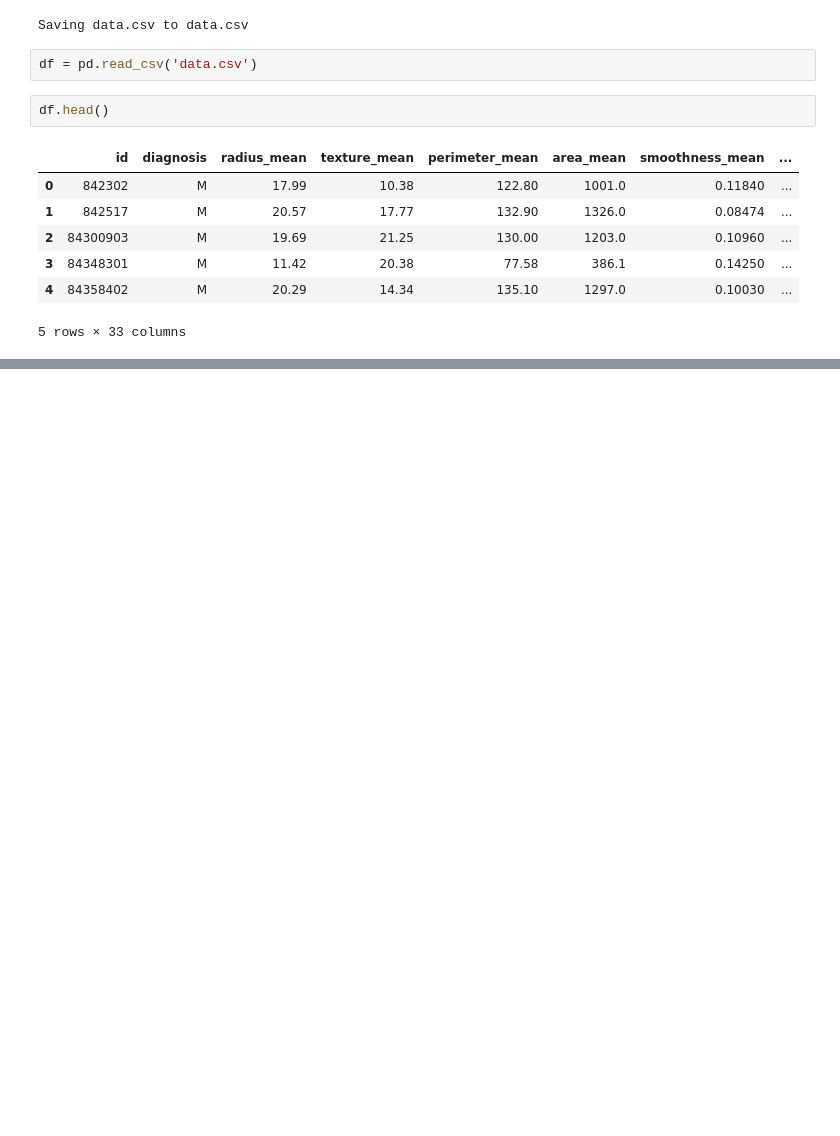
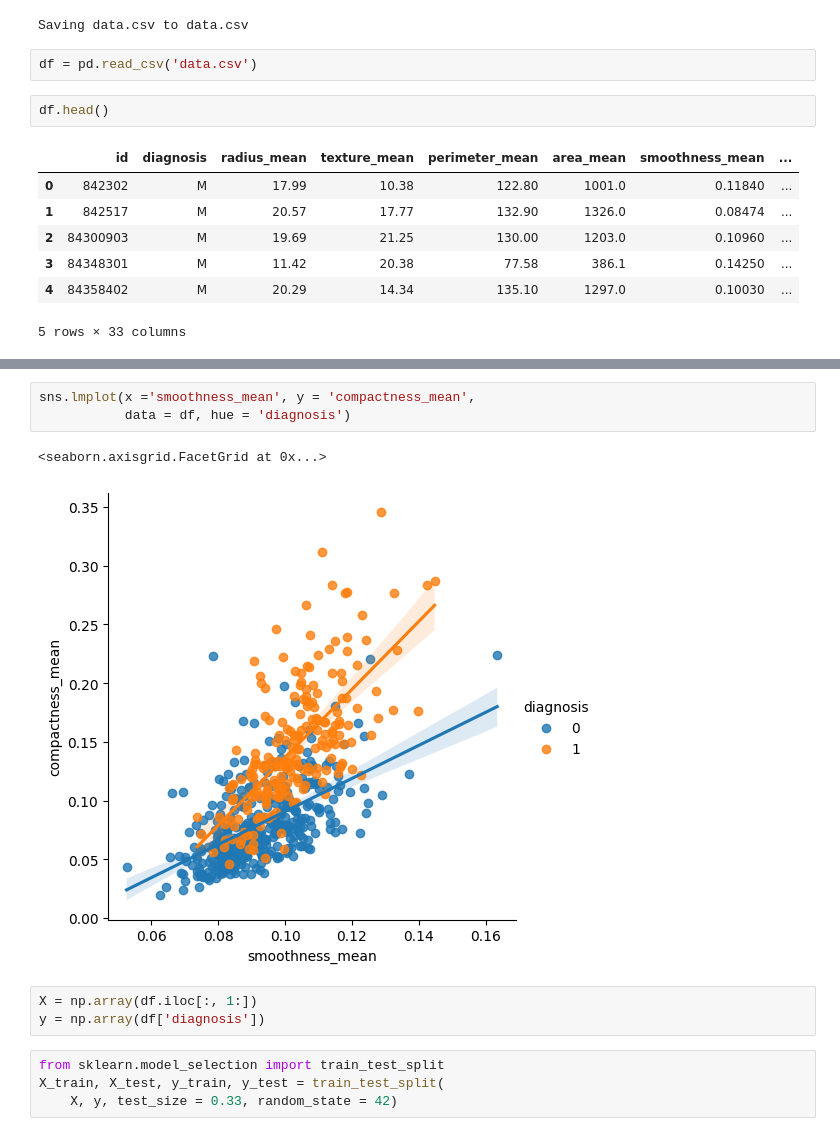
Before and after one commit to treshane-ranasinghe/breast-cancer-model-knn, a Jupyter notebook: breast_cancer_model.ipynb, the cells around one changed output, grey strips where cells are left out. Cells and saved outputs as stored; diff of their text form; blank space fills up the shorter version.

```diff
--- a/breast_cancer_model.ipynb
+++ b/breast_cancer_model.ipynb
@@ -29,0 +64,13 @@ df.head()
+# %%
+sns.lmplot(x ='smoothness_mean', y = 'compactness_mean',
+           data = df, hue = 'diagnosis')
+# %% [output]
+<seaborn.axisgrid.FacetGrid at 0x...>
+[figure, added]
+# %%
+X = np.array(df.iloc[:, 1:])
+y = np.array(df['diagnosis'])
+# %%
+from sklearn.model_selection import train_test_split
+X_train, X_test, y_train, y_test = train_test_split(
+    X, y, test_size = 0.33, random_state = 42)
```
Also changed, not shown: parts of 4 cells of this notebook.
